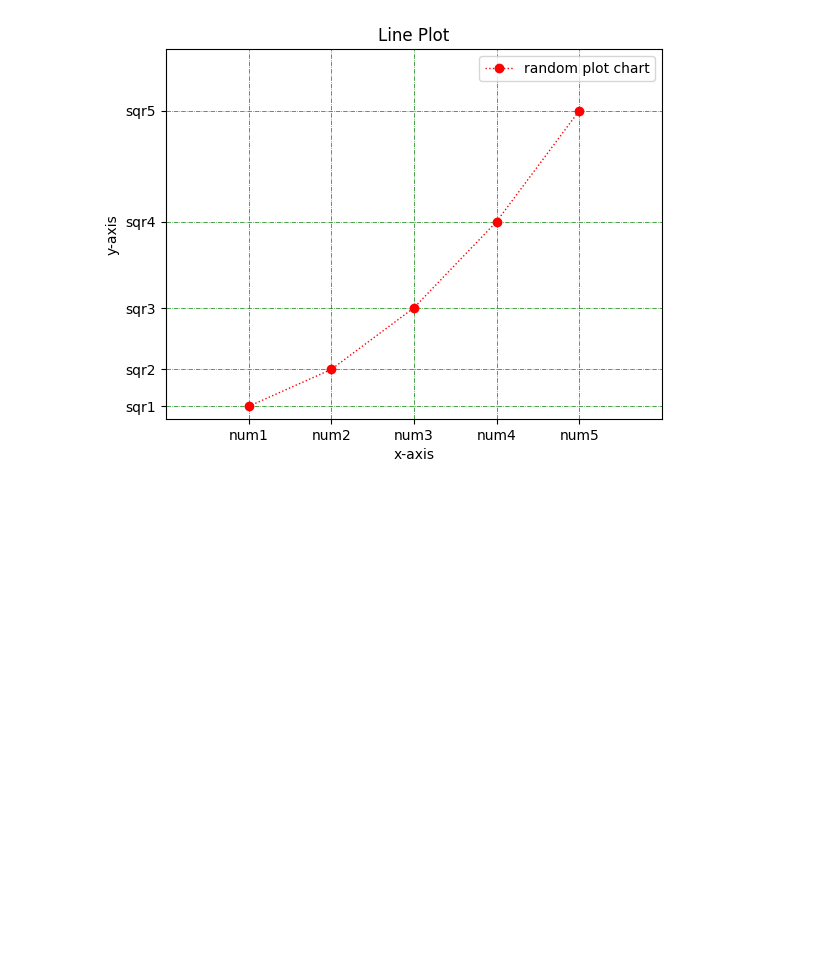
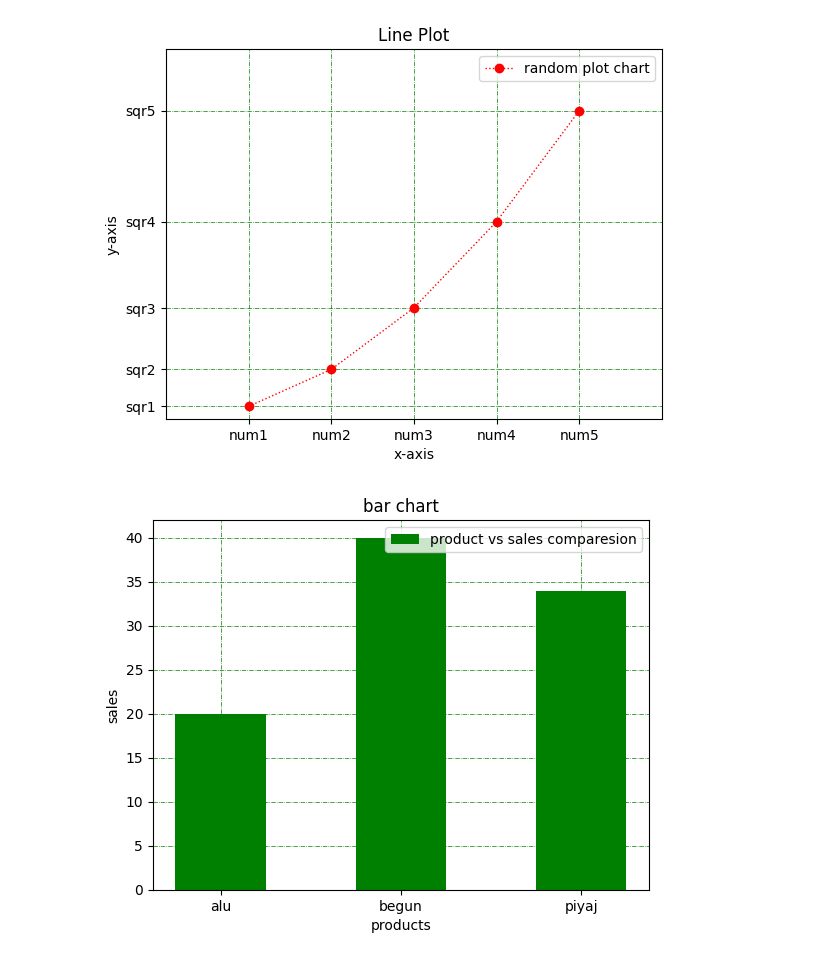
Before and after one commit to tapader13/python-practice-for-academy, a Jupyter notebook: matplotlib.ipynb, the cells around one changed output. Drawn from its saved outputs; the diff is of its cells as text; code cells hidden in the pictures; blank space fills up the shorter version.

Commit message:
different chart show and try to create charts for netflix dataset

```diff
--- a/matplotlib.ipynb
+++ b/matplotlib.ipynb
@@ -25,0 +24,17 @@ plt.show()
+# %%
+#bar
+import numpy as np
+import pandas as pd
+import matplotlib.pyplot as plt
+products=np.array(["alu","begun","piyaj"])
+sales=np.array([20,40,34])
+plt.bar(products,sales,color="green",width=.5,label="product vs sales comparesion")
+plt.title("bar chart")
+plt.legend(loc="upper right",fontsize=10)
+plt.xlabel("products")
+plt.ylabel("sales")
+plt.grid(True,color="green",linestyle="-.",linewidth=.5)
+plt.savefig("barplot.png",dpi=300,bbox_inches="tight")
+plt.show()
+# %% [output]
+[figure, added]
```
Also changed, not shown: parts of 8 cells of this notebook.
